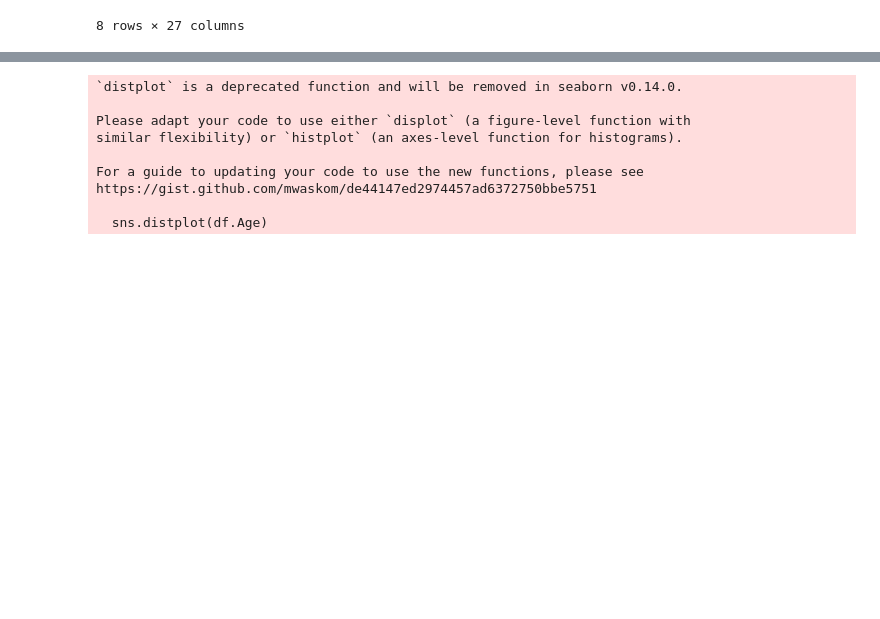
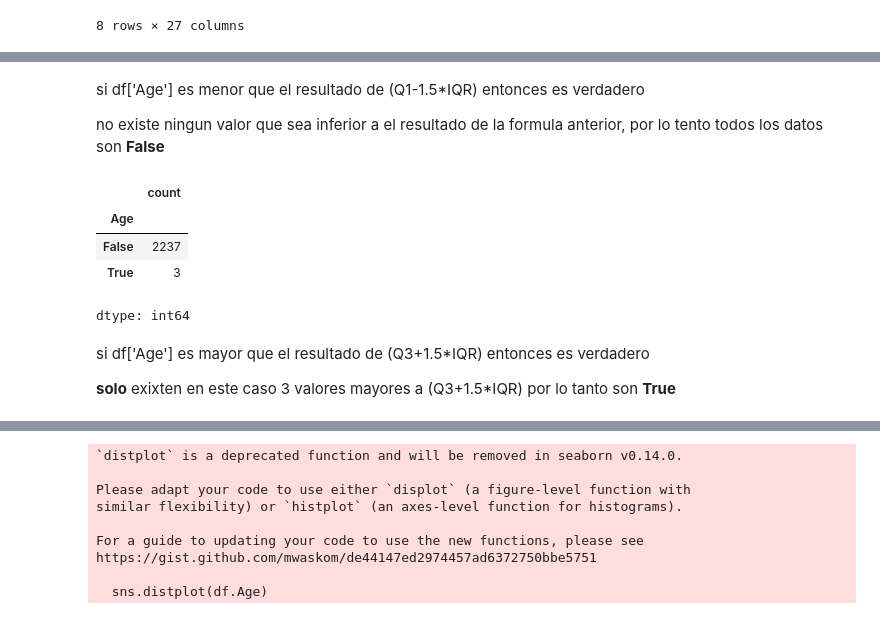
Before and after one commit to Liam-Nova/BIT_IA_Bootcamp, a Jupyter notebook: S1_C5_EDA_marketing.ipynb, the cells around one changed output, grey strips where cells are left out. Saved outputs shown, nothing was run; the diff lists cells and outputs as text; code cells hidden in the pictures; blank space fills up the shorter version.

```diff
--- a/S1_C5_EDA_marketing.ipynb
+++ b/S1_C5_EDA_marketing.ipynb
@@ -202 +241,18 @@ df.describe()
+# %% [markdown]
+si df['Age'] es menor que el resultado de (Q1-1.5*IQR) entonces es verdadero
+
+no existe ningun valor que sea inferior a el resultado de la formula anterior, por lo tento todos los datos son **False**
+# %%
+alto = df['Age'] >(Q3+1.5*IQR) # ojo con el (+)
+alto.value_counts()
+# %% [output]
+|  | count |
+| Age |  |
+| False | 2237 |
+| True | 3 |
+dtype: int64
+# %% [markdown]
+si df['Age'] es mayor que el resultado de (Q3+1.5*IQR) entonces es verdadero
+
+**solo** exixten en este caso 3 valores mayores a (Q3+1.5*IQR) por lo tanto son **True**
 # %%
```
Also changed, not shown: parts of 25 cells of this notebook.
